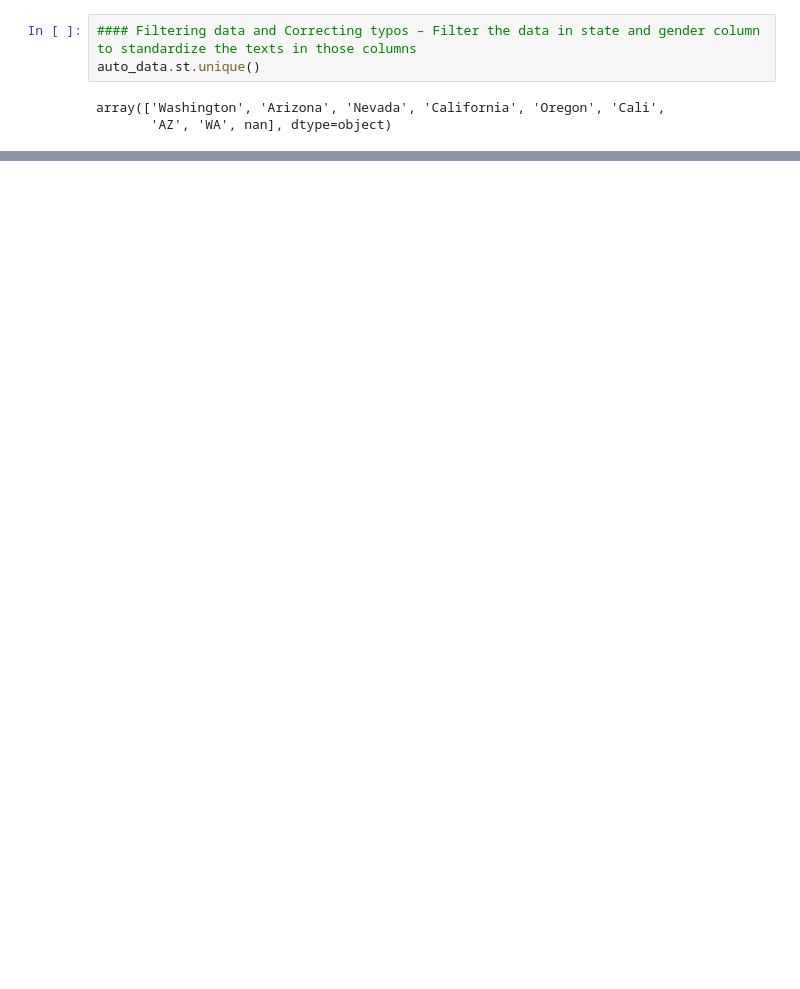
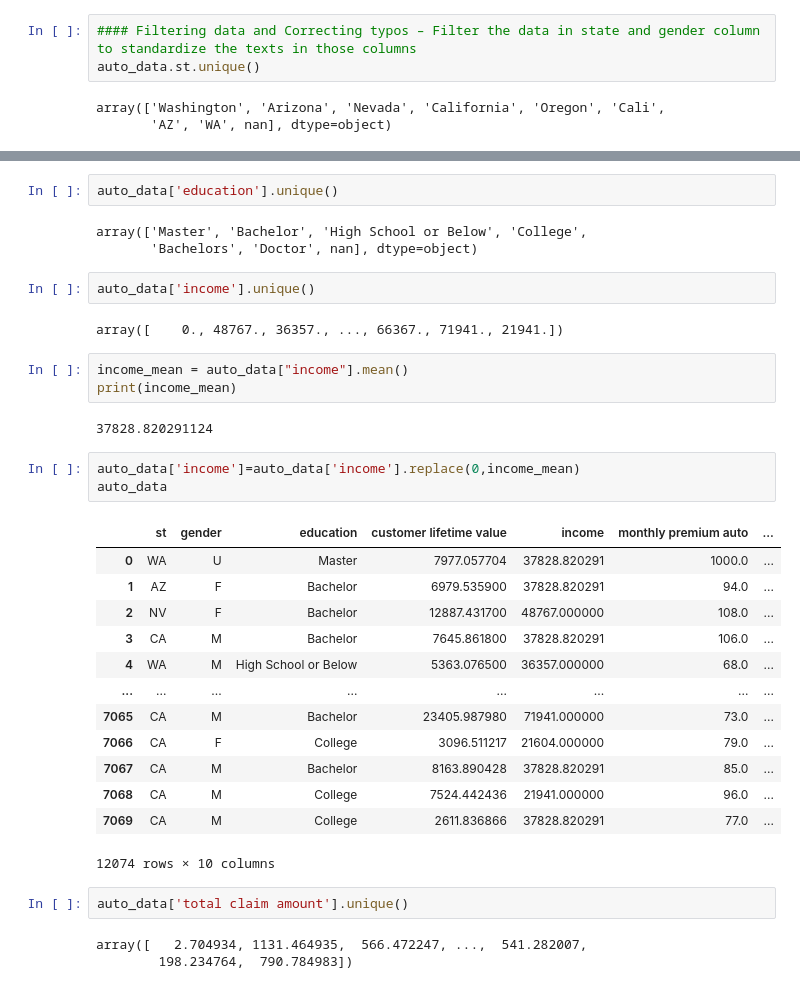
Before and after one commit to RodrigoFranco79/Class_Material, a Jupyter notebook: Class_Materials/Case_Studies/Customer_Analysis_Case_Study/Customer_Analysis_Case_Study_SOLUTIONS.ipynb, the cells around one changed output, grey strips where cells are left out. Drawn from its saved outputs; the diff is of its cells as text; blank space fills up the shorter version.

```diff
--- a/Class_Materials/Case_Studies/Customer_Analysis_Case_Study/Customer_Analysis_Case_Study_SOLUTIONS.ipynb
+++ b/Class_Materials/Case_Studies/Customer_Analysis_Case_Study/Customer_Analysis_Case_Study_SOLUTIONS.ipynb
@@ -282,2 +375,38 @@ eyes
+# %%
+auto_data['education'].unique()
+# %% [output]
+array(['Master', 'Bachelor', 'High School or Below', 'College',
+       'Bachelors', 'Doctor', nan], dtype=object)
+# %%
+auto_data['income'].unique()
+# %% [output]
+array([    0., 48767., 36357., ..., 66367., 71941., 21941.])
+# %%
+income_mean = auto_data["income"].mean()
+print(income_mean)
+# %% [output]
+37828.820291124
+# %%
+auto_data['income']=auto_data['income'].replace(0,income_mean)
+auto_data
+# %% [output]
+|  | st | gender | education | customer lifetime value | income | monthly premium auto | ... |
+| 0 | WA | U | Master | 7977.057704 | 37828.820291 | 1000.0 | ... |
+| 1 | AZ | F | Bachelor | 6979.535900 | 37828.820291 | 94.0 | ... |
+| 2 | NV | F | Bachelor | 12887.431700 | 48767.000000 | 108.0 | ... |
+| 3 | CA | M | Bachelor | 7645.861800 | 37828.820291 | 106.0 | ... |
+| 4 | WA | M | High School or Below | 5363.076500 | 36357.000000 | 68.0 | ... |
+| ... | ... | ... | ... | ... | ... | ... | ... |
+| 7065 | CA | M | Bachelor | 23405.987980 | 71941.000000 | 73.0 | ... |
+| 7066 | CA | F | College | 3096.511217 | 21604.000000 | 79.0 | ... |
+| 7067 | CA | M | Bachelor | 8163.890428 | 37828.820291 | 85.0 | ... |
+| 7068 | CA | M | College | 7524.442436 | 21941.000000 | 96.0 | ... |
+| 7069 | CA | M | College | 2611.836866 | 37828.820291 | 77.0 | ... |
+12074 rows × 10 columns
+# %%
+auto_data['total claim amount'].unique()
+# %% [output]
+array([   2.704934, 1131.464935,  566.472247, ...,  541.282007,
+        198.234764,  790.784983])
 # %%
 #### Removing duplicates
```
Also changed, not shown: parts of 15 cells of this notebook.
